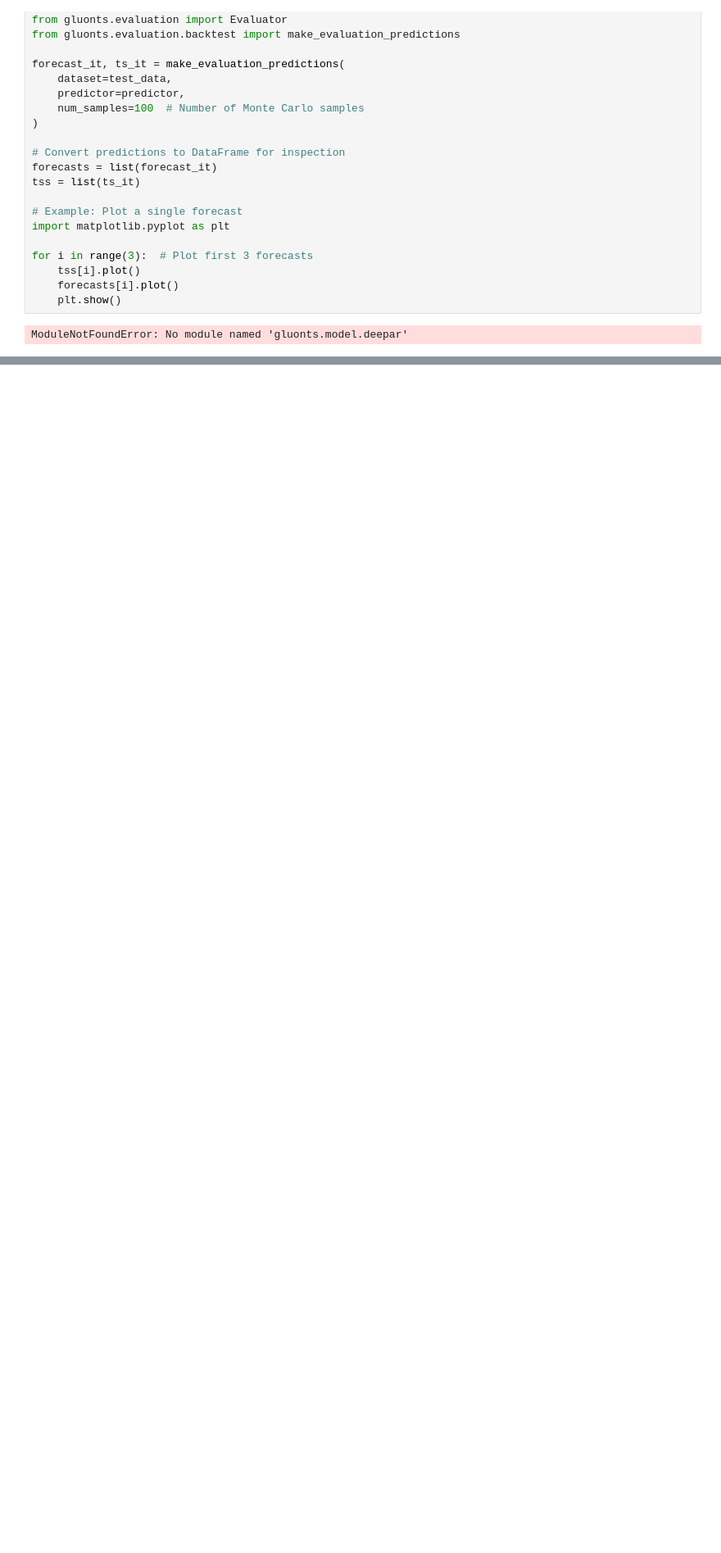
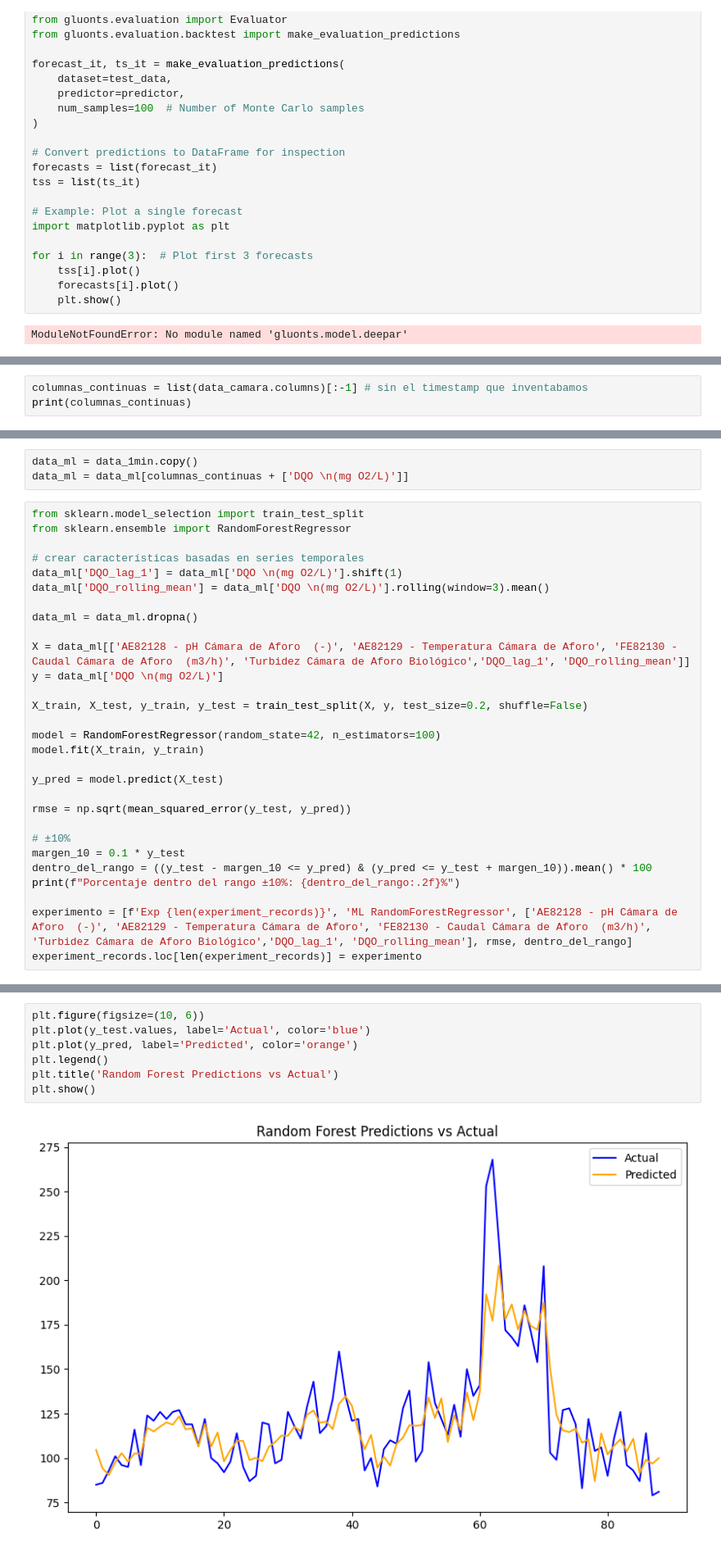
Before and after one commit to tetenogues/data_barbies_y_guille, a Jupyter notebook: first-nb.ipynb, the cells around one changed output, grey strips where cells are left out. Shown at 82% size. Cells and saved outputs as stored; diff of their text form; blank space fills up the shorter version.

```diff
--- a/first-nb.ipynb
+++ b/first-nb.ipynb
@@ -837,0 +802,3 @@ for _, row in data_1min.iterrows():
+# %%
+columnas_continuas = list(data_camara.columns)[:-1] # sin el timestamp que inventabamos
+print(columnas_continuas)
@@ -837,0 +807,32 @@ for _, row in data_1min.iterrows():
+# %%
+data_ml = data_1min.copy()
+data_ml = data_ml[columnas_continuas + ['DQO \n(mg O2/L)']]
+# %%
+from sklearn.model_selection import train_test_split
+from sklearn.ensemble import RandomForestRegressor
+
+# crear características basadas en series temporales
+data_ml['DQO_lag_1'] = data_ml['DQO \n(mg O2/L)'].shift(1)
+data_ml['DQO_rolling_mean'] = data_ml['DQO \n(mg O2/L)'].rolling(window=3).mean()
+
+data_ml = data_ml.dropna()
+
+X = data_ml[['AE82128 - pH Cámara de Aforo  (-)', 'AE82129 - Temperatura Cámara de Aforo', 'FE82130 - Caudal Cámara de Aforo  (m3/h)', 'Turbidez Cámara de Aforo Biológico','DQO_lag_1', 'DQO_rolling_mean']]
+y = data_ml['DQO \n(mg O2/L)']
+
+X_train, X_test, y_train, y_test = train_test_split(X, y, test_size=0.2, shuffle=False)
+
+model = RandomForestRegressor(random_state=42, n_estimators=100)
+model.fit(X_train, y_train)
+
+y_pred = model.predict(X_test)
+
+rmse = np.sqrt(mean_squared_error(y_test, y_pred))
+
+# ±10%
+margen_10 = 0.1 * y_test
+dentro_del_rango = ((y_test - margen_10 <= y_pred) & (y_pred <= y_test + margen_10)).mean() * 100
+print(f"Porcentaje dentro del rango ±10%: {dentro_del_rango:.2f}%")
+
+experimento = [f'Exp {len(experiment_records)}', 'ML RandomForestRegressor', ['AE82128 - pH Cámara de Aforo  (-)', 'AE82129 - Temperatura Cámara de Aforo', 'FE82130 - Caudal Cámara de Aforo  (m3/h)', 'Turbidez Cámara de Aforo Biológico','DQO_lag_1', 'DQO_rolling_mean'], rmse, dentro_del_rango]
+experiment_records.loc[len(experiment_records)] = experimento
@@ -837,0 +850,9 @@ for _, row in data_1min.iterrows():
+# %%
+plt.figure(figsize=(10, 6))
+plt.plot(y_test.values, label='Actual', color='blue')
+plt.plot(y_pred, label='Predicted', color='orange')
+plt.legend()
+plt.title('Random Forest Predictions vs Actual')
+plt.show()
+# %% [output]
+[figure, added]
```
Also changed, not shown: parts of 22 cells of this notebook.
